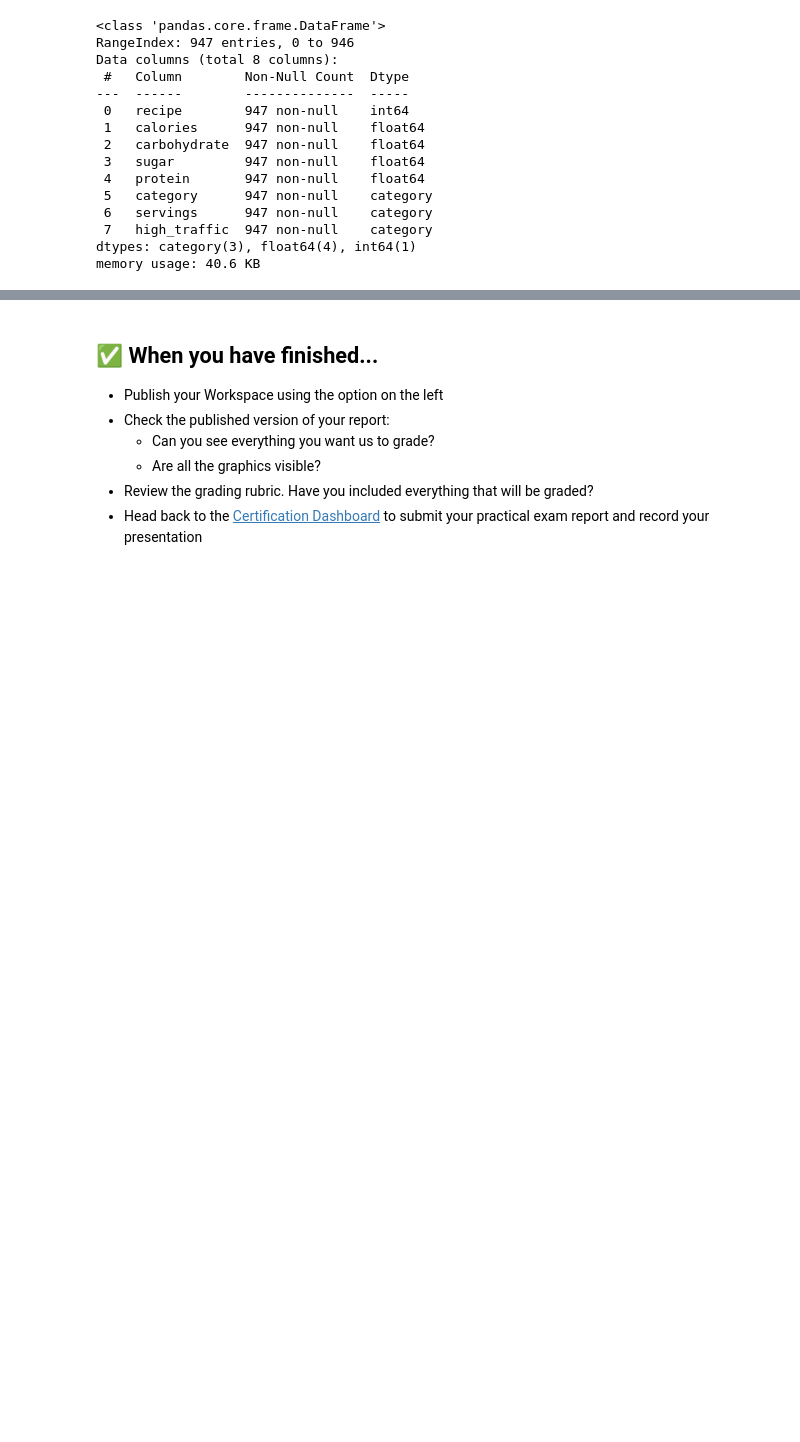
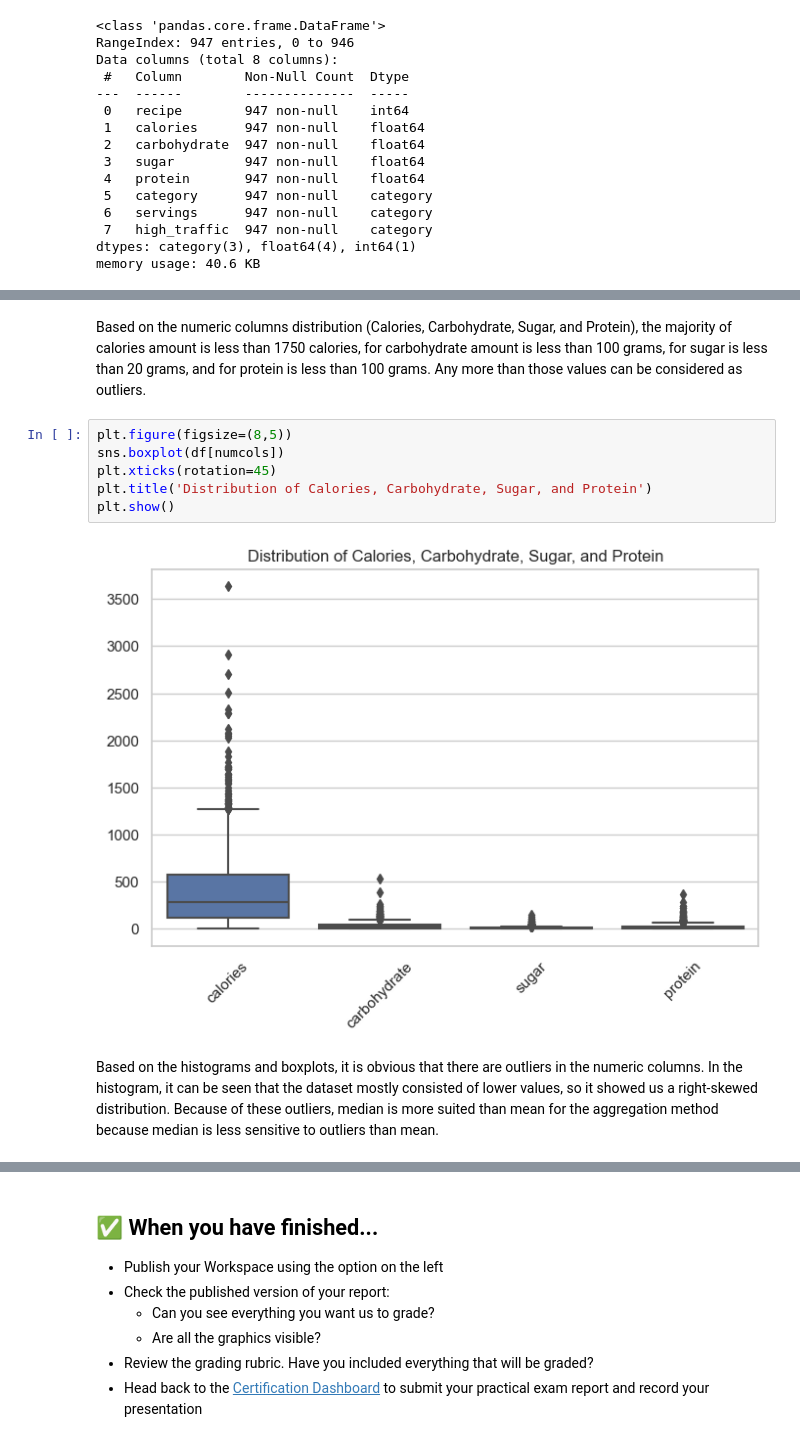
Before and after one commit to zakialfaridzi/DataCamp-Practical-Exam, a Jupyter notebook: model.ipynb, the cells around one changed output, grey strips where cells are left out. Drawn from its saved outputs; the diff is of its cells as text; blank space fills up the shorter version.

```diff
--- a/model.ipynb
+++ b/model.ipynb
@@ -313,0 +353,12 @@ memory usage: 40.6 KB
+# %% [markdown]
+Based on the numeric columns distribution (Calories, Carbohydrate, Sugar, and Protein), the majority of calories amount is less than 1750 calories, for carbohydrate amount is less than 100 grams, for sugar is less than 20 grams, and for protein is less than 100 grams. Any more than those values can be considered as outliers.
+# %%
+plt.figure(figsize=(8,5))
+sns.boxplot(df[numcols])
+plt.xticks(rotation=45)
+plt.title('Distribution of Calories, Carbohydrate, Sugar, and Protein')
+plt.show()
+# %% [output]
+[figure, added]
+# %% [markdown]
+Based on the histograms and boxplots, it is obvious that there are outliers in the numeric columns. In the histogram, it can be seen that the dataset mostly consisted of lower values, so it showed us a right-skewed distribution. Because of these outliers, median is more suited than mean for the aggregation method because median is less sensitive to outliers than mean.
```
Also changed, not shown: parts of 58 cells of this notebook.
